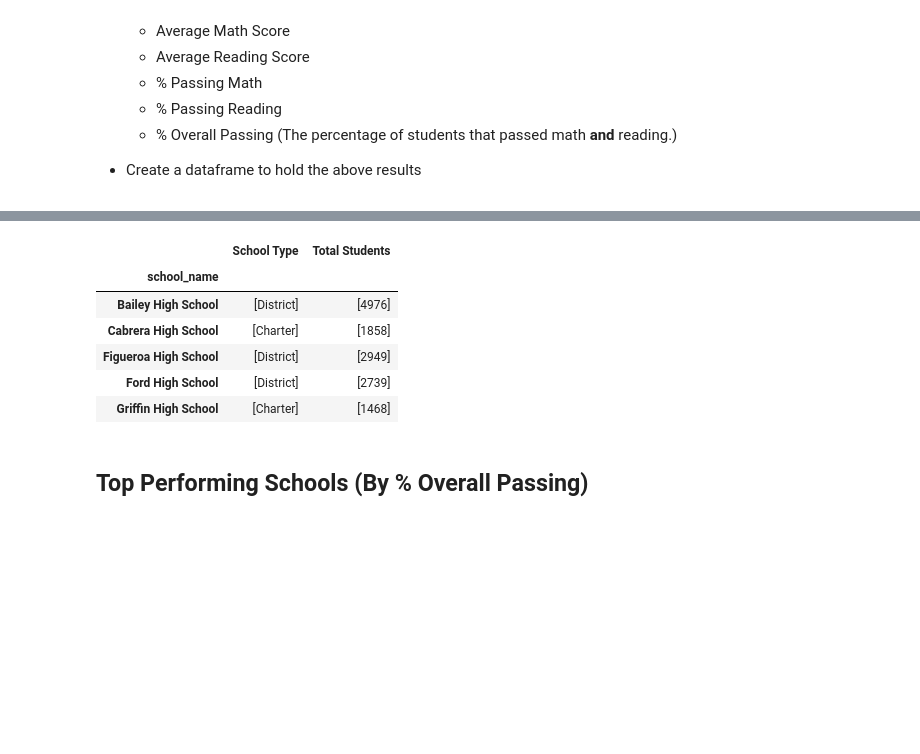
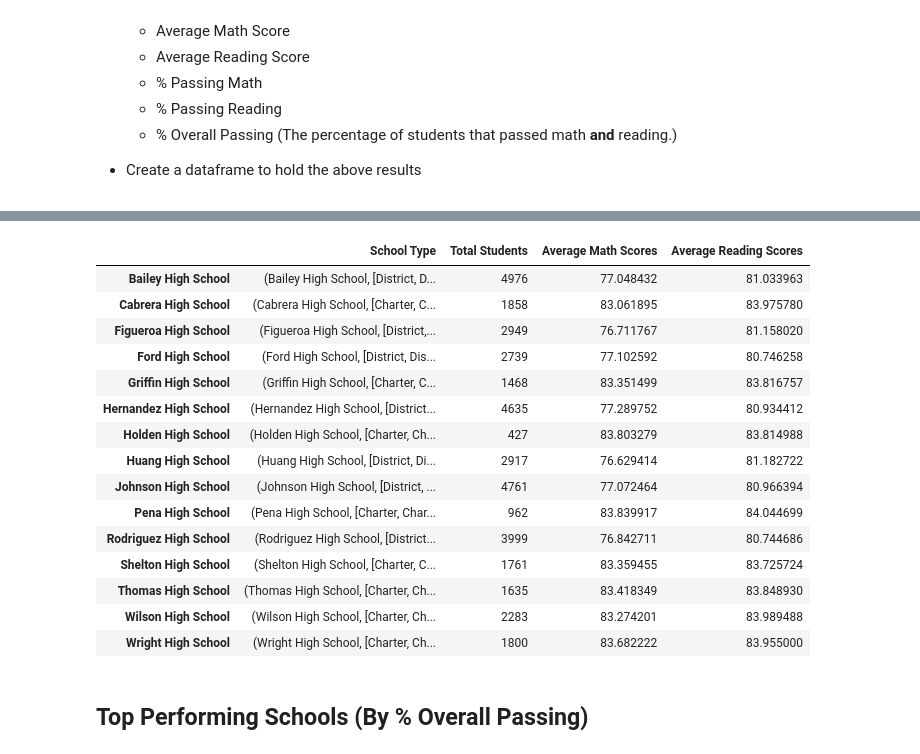
Before and after one commit to mgodfrey48/pandas-challenge, a Jupyter notebook: PyCitySchools/PyCitySchools_starter.ipynb, the cells around one changed output, grey strips where cells are left out. Saved outputs shown, nothing was run; the diff lists cells and outputs as text; code cells hidden in the pictures; blank space fills up the shorter version.

```diff
--- a/PyCitySchools/PyCitySchools_starter.ipynb
+++ b/PyCitySchools/PyCitySchools_starter.ipynb
@@ -176,0 +134,4 @@ Name: type, dtype: object
+# %%
+# Store the school types
+school_types = merged_data.groupby(['school_name'])['type']
+school_types
@@ -177,5 +140,5 @@ Name: type, dtype: object
 # %%
-# Store the number of students at each school (as dictionary? - school name is the key, type is the value)
-student_populations = grouped_data['size'].unique()
+# Store the number of students at each school
+student_populations = merged_data['school_name'].value_counts()
 student_populations
 # %% [output]
@@ -203,2 +165,4 @@ Name: size, dtype: object
 # %%
 # Average math score - use groupby to group the math scores, then divide by the length of the group
+avg_math_scores = merged_data.groupby('school_name')['math_score'].mean()
+avg_math_scores
@@ -205,2 +187,4 @@ Name: size, dtype: object
 # %%
 # Average reading score - use groupby
+avg_reading_scores = merged_data.groupby('school_name')['reading_score'].mean()
+avg_reading_scores
@@ -213,16 +215,33 @@ Name: size, dtype: object
 # %%
 # Summary table
 school_summary_table = pd.DataFrame({'School Type': school_types,
-                                    'Total Students': student_populations})
-school_summary_table.head()
+                                    'Total Students': student_populations,
+#                                     'Total School Budget':,
+#                                     'Per Student Budget':,
+                                    'Average Math Scores': avg_math_scores,
+                                    'Average Reading Scores': avg_reading_scores,
+#                                     '% Passing Math':,
+#                                     '% Passing Reading':,
+#                                    '% Overal Passing':
+                                    })
+school_summary_table
 # %% [output]
-|  | School Type | Total Students |
-| school_name |  |  |
-| Bailey High School | [District] | [4976] |
-| Cabrera High School | [Charter] | [1858] |
-| Figueroa High School | [District] | [2949] |
-| Ford High School | [District] | [2739] |
-| Griffin High School | [Charter] | [1468] |
+|  | School Type | Total Students | Average Math Scores | Average Reading Scores |
+| Bailey High School | (Bailey High School, [District, D... | 4976 | 77.048432 | 81.033963 |
+| Cabrera High School | (Cabrera High School, [Charter, C... | 1858 | 83.061895 | 83.975780 |
+| Figueroa High School | (Figueroa High School, [District,... | 2949 | 76.711767 | 81.158020 |
+| Ford High School | (Ford High School, [District, Dis... | 2739 | 77.102592 | 80.746258 |
+| Griffin High School | (Griffin High School, [Charter, C... | 1468 | 83.351499 | 83.816757 |
+| Hernandez High School | (Hernandez High School, [District... | 4635 | 77.289752 | 80.934412 |
+| Holden High School | (Holden High School, [Charter, Ch... | 427 | 83.803279 | 83.814988 |
+| Huang High School | (Huang High School, [District, Di... | 2917 | 76.629414 | 81.182722 |
+| Johnson High School | (Johnson High School, [District, ... | 4761 | 77.072464 | 80.966394 |
+| Pena High School | (Pena High School, [Charter, Char... | 962 | 83.839917 | 84.044699 |
+| Rodriguez High School | (Rodriguez High School, [District... | 3999 | 76.842711 | 80.744686 |
+| Shelton High School | (Shelton High School, [Charter, C... | 1761 | 83.359455 | 83.725724 |
+| Thomas High School | (Thomas High School, [Charter, Ch... | 1635 | 83.418349 | 83.848930 |
+| Wilson High School | (Wilson High School, [Charter, Ch... | 2283 | 83.274201 | 83.989488 |
+| Wright High School | (Wright High School, [Charter, Ch... | 1800 | 83.682222 | 83.955000 |
 # %% [markdown]
 ## Top Performing Schools (By % Overall Passing)
 # %% [markdown]
```
Also changed, not shown: parts of 8 cells of this notebook.
